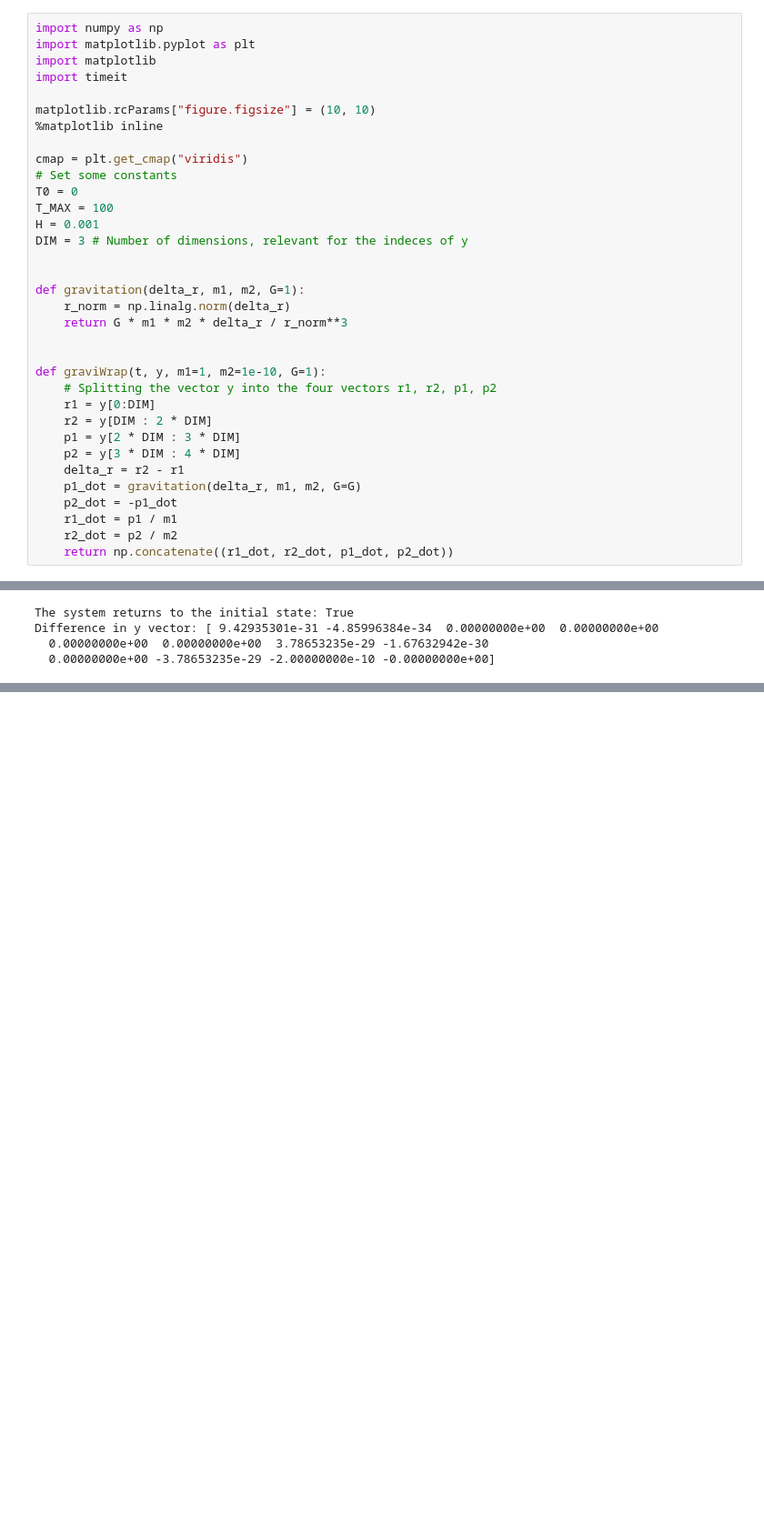
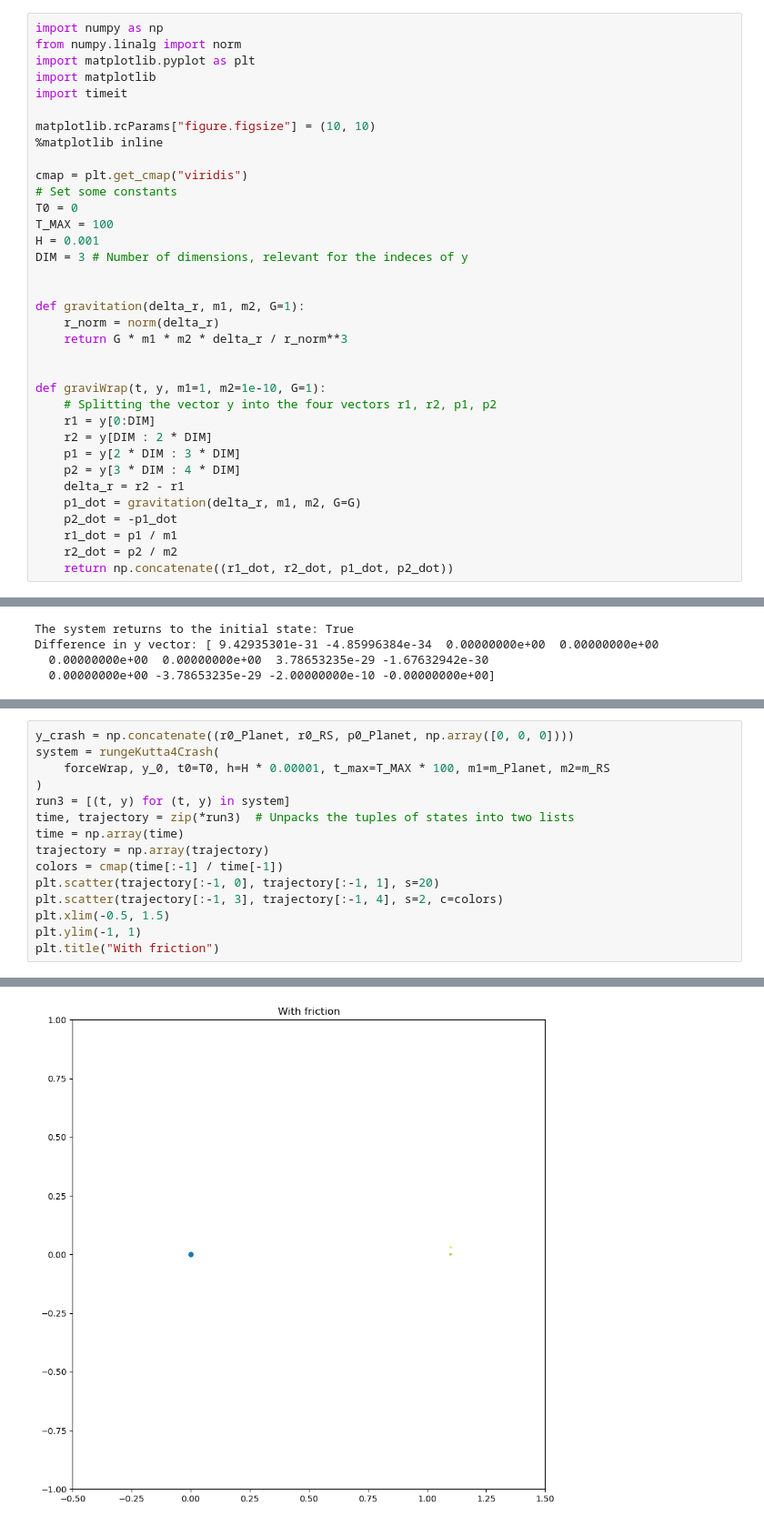
Before and after one commit to FSchierok/compPhys, a Jupyter notebook: Sheet03/A1.ipynb, the cells around one changed output, grey strips where cells are left out. Shown at 91% size. Drawn from its saved outputs; the diff is of its cells as text; blank space fills up the shorter version.

Commit message:
my try on friction, doesnt work

```diff
--- a/Sheet03/A1.ipynb
+++ b/Sheet03/A1.ipynb
@@ -3,6 +3,7 @@
 Anne, Fabian und Asliddin
 # %%
 import numpy as np
+from numpy.linalg import norm
 import matplotlib.pyplot as plt
 import matplotlib
 import timeit
@@ -19,7 +20,7 @@ DIM = 3 # Number of dimensions, relevant for the indeces of y
 
 
 def gravitation(delta_r, m1, m2, G=1):
-    r_norm = np.linalg.norm(delta_r)
+    r_norm = norm(delta_r)
     return G * m1 * m2 * delta_r / r_norm**3
 
 
@@ -215,0 +275,16 @@ Difference in y vector: [ 9.42935301e-31 -4.85996384e-34  0.00000000e+00  0.0000
+# %%
+y_crash = np.concatenate((r0_Planet, r0_RS, p0_Planet, np.array([0, 0, 0])))
+system = rungeKutta4Crash(
+    forceWrap, y_0, t0=T0, h=H * 0.00001, t_max=T_MAX * 100, m1=m_Planet, m2=m_RS
+)
+run3 = [(t, y) for (t, y) in system]
+time, trajectory = zip(*run3)  # Unpacks the tuples of states into two lists
+time = np.array(time)
+trajectory = np.array(trajectory)
+colors = cmap(time[:-1] / time[-1])
+plt.scatter(trajectory[:-1, 0], trajectory[:-1, 1], s=20)
+plt.scatter(trajectory[:-1, 3], trajectory[:-1, 4], s=2, c=colors)
+plt.xlim(-0.5, 1.5)
+plt.ylim(-1, 1)
+plt.title("With friction")
+# %% [output]
@@ -215,0 +292 @@ Difference in y vector: [ 9.42935301e-31 -4.85996384e-34  0.00000000e+00  0.0000
+[figure, added]
```
Also changed, not shown: parts of 6 cells of this notebook.
